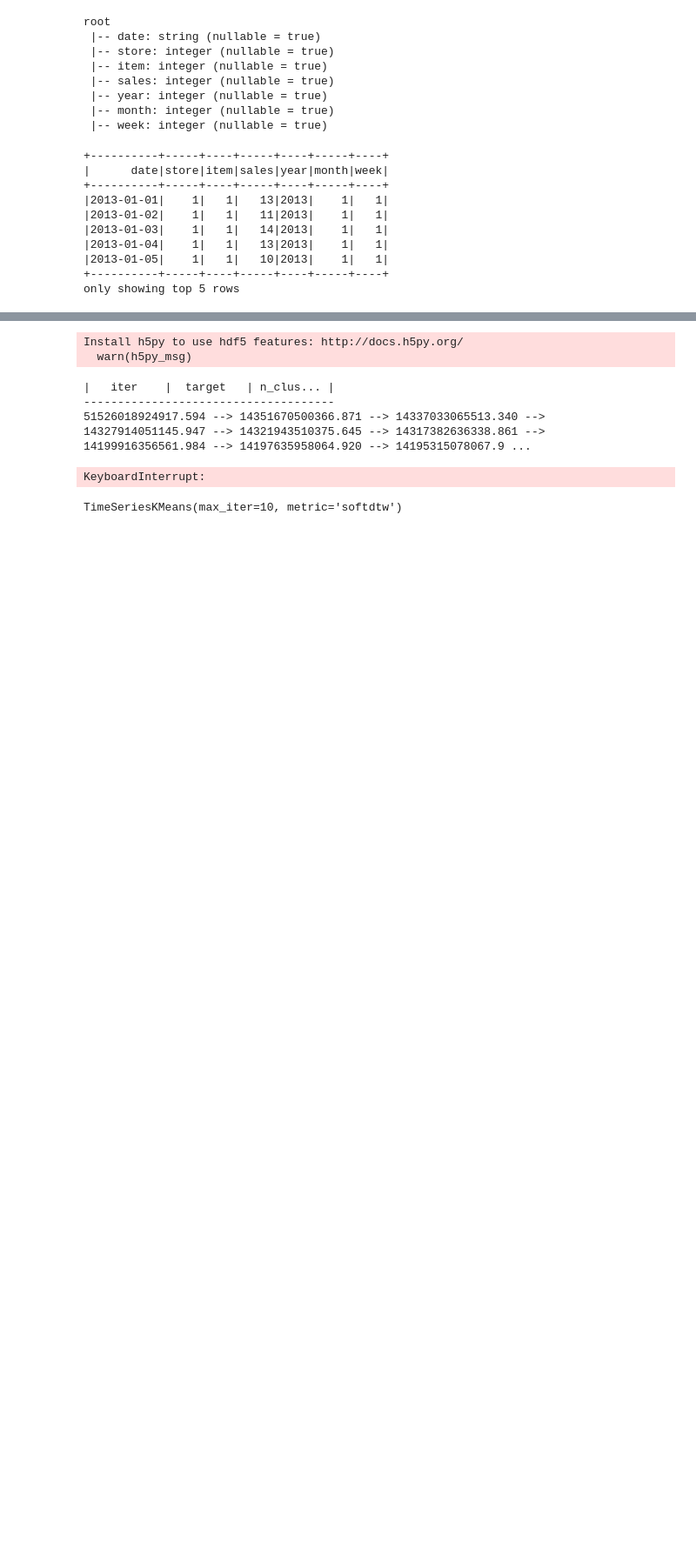
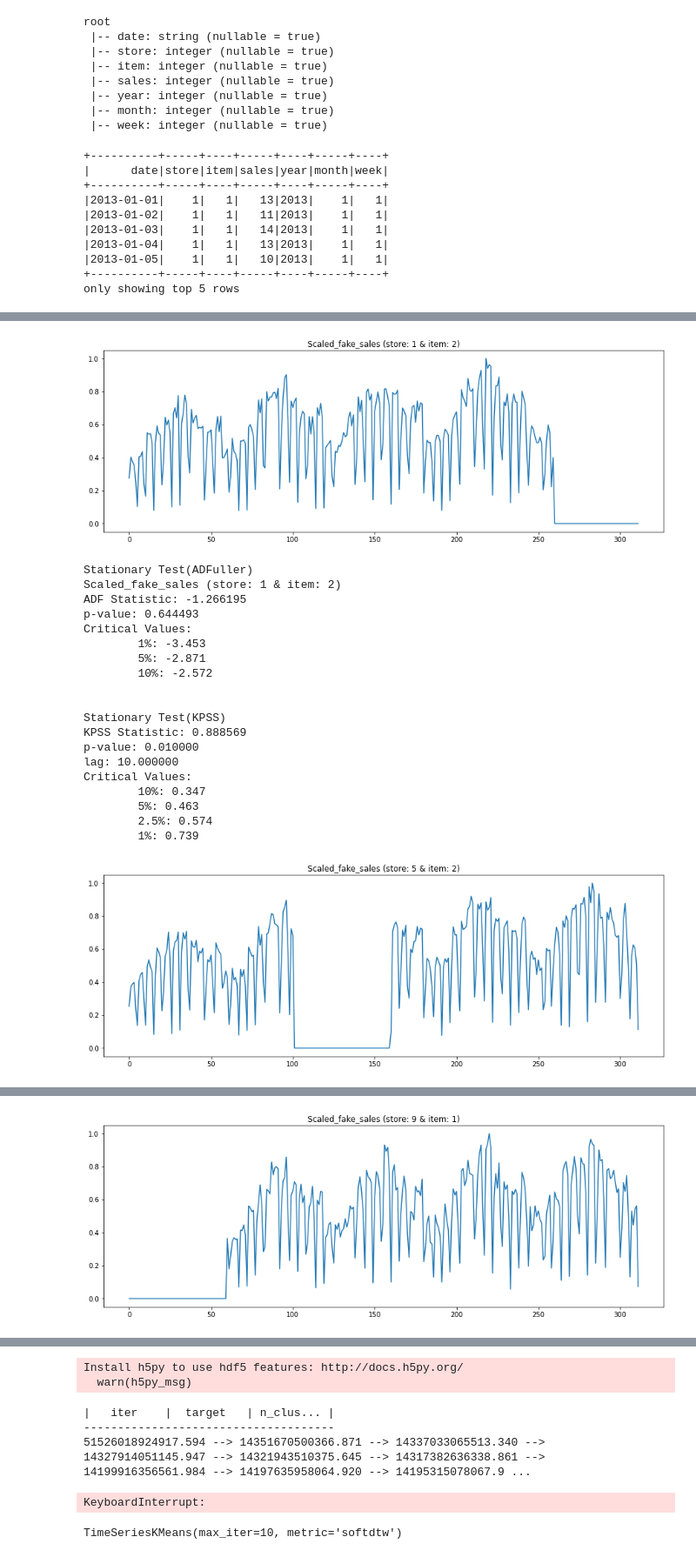
Before and after one commit to Hyosk5/ts_prediction, a Jupyter notebook: data_excercise.ipynb, the cells around one changed output, grey strips where cells are left out. Shown at 87% size. Drawn from its saved outputs; the diff is of its cells as text; code cells hidden in the pictures; blank space fills up the shorter version.

```diff
--- a/data_excercise.ipynb
+++ b/data_excercise.ipynb
@@ -108,4 +67,0 @@ for i,j in st_it:
-# %%
-import matplotlib.pyplot as plt
-for i in range(0,len(lst),150):
-    lst[i].toPandas().plot.line(y='fake_sales',title=f'{lst[i].select("store").distinct().first()} & {lst[i].select("item").distinct().first()} weeksales')
@@ -146,7 +68,2 @@ Critical Values:
-# %%
-# Store/Item별 sales 데이터 추출 -> 2차원 list로 append
-import numpy as np
-ts_lst = []
-for i in range(len(lst)):
-#    ts_lst.append([int(row.fake_sales) for row in week_si_df.filter((week_si_df['store']==i) & (week_si_df['item'] == j)).select('week_sales').collect()])
-    ts_lst.append(np.array(lst[i].select('fake_sales').collect()).flatten())
+# %%
+st_si = week_si_df.groupBy(['store','item']).agg(F.array_sort(F.collect_list(F.struct('week_stdate','week_sales'))).getItem('week_sales').alias('sales'))
@@ -152,0 +103,3 @@ for i in range(len(lst)):
+# %%
+st_si_week = st_si.withColumn('fake_sales', fake(F.struct('store', 'item', 'sales')))\
+    .withColumn('scaled_fake_sales', mmscale('fake_sales'))
@@ -152,0 +126,51 @@ for i in range(len(lst)):
+# %%
+import matplotlib.pyplot as plt
+from statsmodels.tsa.stattools import adfuller
+from statsmodels.tsa.stattools import kpss
+
+for i in [1,201,400]:
+    fig = plt.figure(figsize=(15,5))
+    plt.plot(np.array(st_si_week.collect()[i].scaled_fake_sales))
+    plt.title(f'Scaled_fake_sales (store: {st_si_week.collect()[i].store} & item: {st_si_week.collect()[i].item})')
+    plt.show()
+
+    adf_result = adfuller(st_si_week.collect()[i].scaled_fake_sales)
+    print('Stationary Test(ADFuller)')
+    print(f'Scaled_fake_sales (store: {st_si_week.collect()[i].store} & item: {st_si_week.collect()[i].item})')
+    print('ADF Statistic: %f' % adf_result[0])
+    print('p-value: %f' % adf_result[1])
+    print('Critical Values:')
+    for key, value in adf_result[4].items():
+        print('\t%s: %.3f' % (key, value))
+    print('\n')
+
+    kpss_result = kpss(st_si_week.collect()[i].scaled_fake_sales)
+    print('Stationary Test(KPSS)')
+    print('KPSS Statistic: %f' % kpss_result[0]) # 통계량
+    print('p-value: %f' % kpss_result[1])       # p-value 값
+    print('lag: %f' % kpss_result[2])           # lag 값
+    print('Critical Values:')
+    for key, value in kpss_result[3].items():   # 유의 수준에 따른 값
+ 	    print('\t%s: %.3f' % (key, value))
+# %% [output]
+[figure, added]
+Stationary Test(ADFuller)
+Scaled_fake_sales (store: 1 & item: 2)
+ADF Statistic: -1.266195
+p-value: 0.644493
+Critical Values:
+        1%: -3.453
+        5%: -2.871
+        10%: -2.572
+
+
+Stationary Test(KPSS)
+KPSS Statistic: 0.888569
+p-value: 0.010000
+lag: 10.000000
+Critical Values:
+        10%: 0.347
+        5%: 0.463
+        2.5%: 0.574
+        1%: 0.739
+[figure, added]
@@ -152,0 +196 @@ for i in range(len(lst)):
+[figure, added]
```
Also changed, not shown: parts of 30 cells of this notebook, 3 other files.
